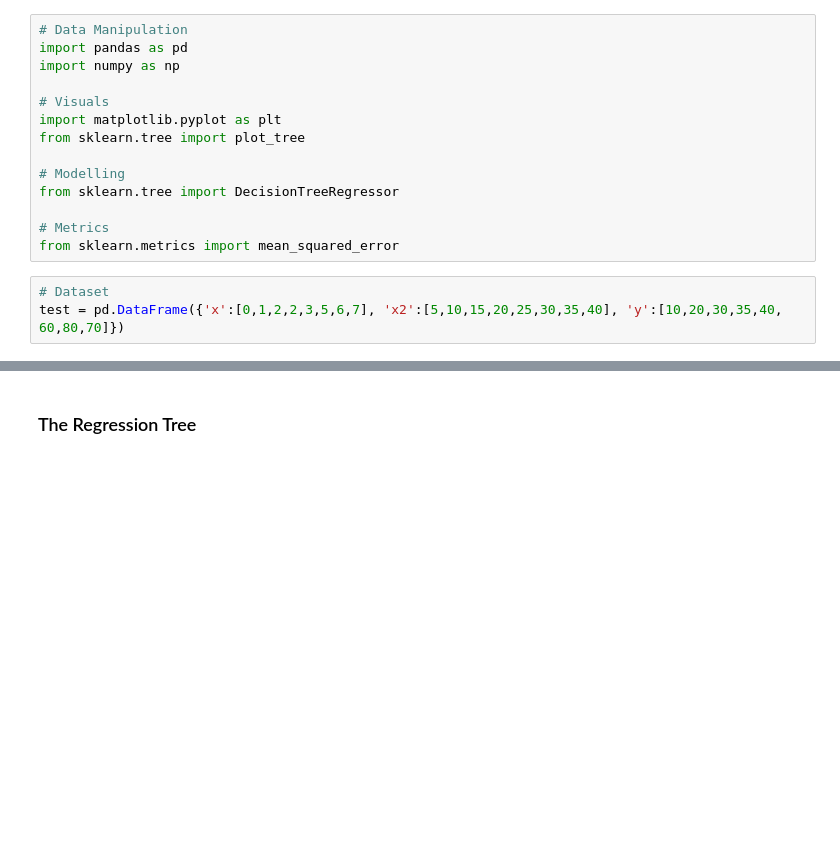
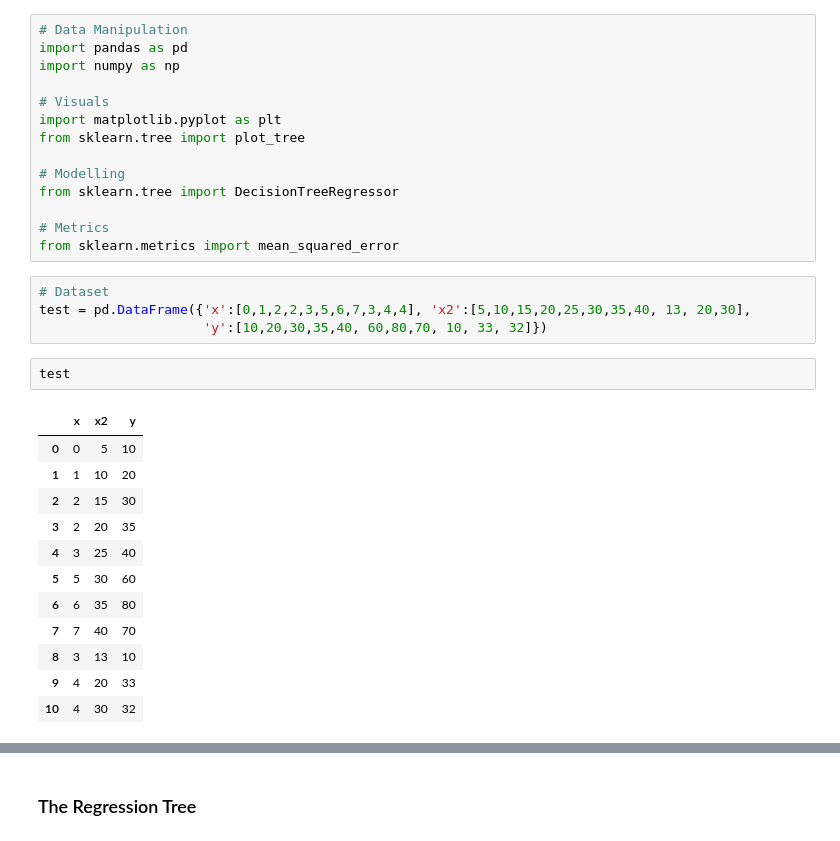
Before and after one commit to pithun/From-Scratch-Algo-Implementation, a Jupyter notebook: Gradient Boosting From Scratch.ipynb, the cells around one changed output, grey strips where cells are left out. Cells and saved outputs as stored; diff of their text form; blank space fills up the shorter version.

```diff
--- a/Gradient Boosting From Scratch.ipynb
+++ b/Gradient Boosting From Scratch.ipynb
@@ -14,4 +14,20 @@ from sklearn.tree import DecisionTreeRegressor
 from sklearn.metrics import mean_squared_error
 # %%
 # Dataset
-test = pd.DataFrame({'x':[0,1,2,2,3,5,6,7], 'x2':[5,10,15,20,25,30,35,40], 'y':[10,20,30,35,40, 60,80,70]})
+test = pd.DataFrame({'x':[0,1,2,2,3,5,6,7,3,4,4], 'x2':[5,10,15,20,25,30,35,40, 13, 20,30],
+                     'y':[10,20,30,35,40, 60,80,70, 10, 33, 32]})
+# %%
+test
+# %% [output]
+|  | x | x2 | y |
+| 0 | 0 | 5 | 10 |
+| 1 | 1 | 10 | 20 |
+| 2 | 2 | 15 | 30 |
+| 3 | 2 | 20 | 35 |
+| 4 | 3 | 25 | 40 |
+| 5 | 5 | 30 | 60 |
+| 6 | 6 | 35 | 80 |
+| 7 | 7 | 40 | 70 |
+| 8 | 3 | 13 | 10 |
+| 9 | 4 | 20 | 33 |
+| 10 | 4 | 30 | 32 |
```
Also changed, not shown: parts of 5 cells of this notebook.
